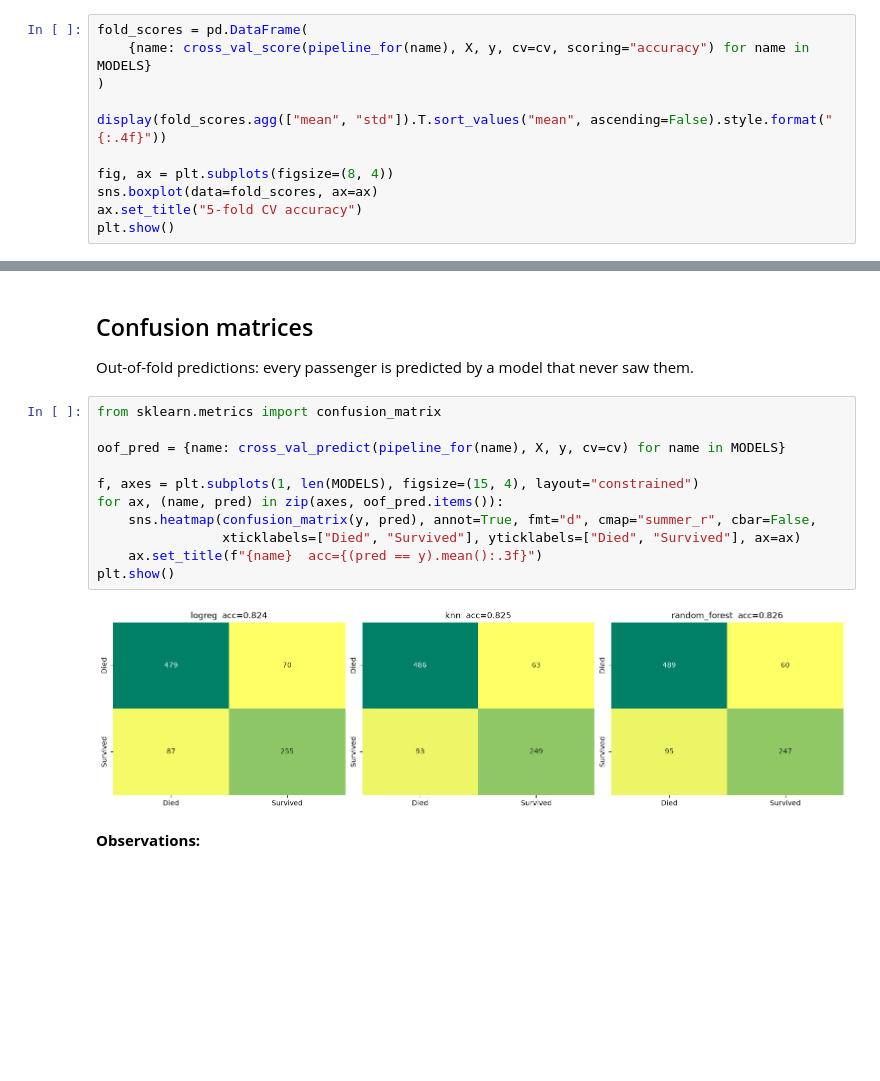
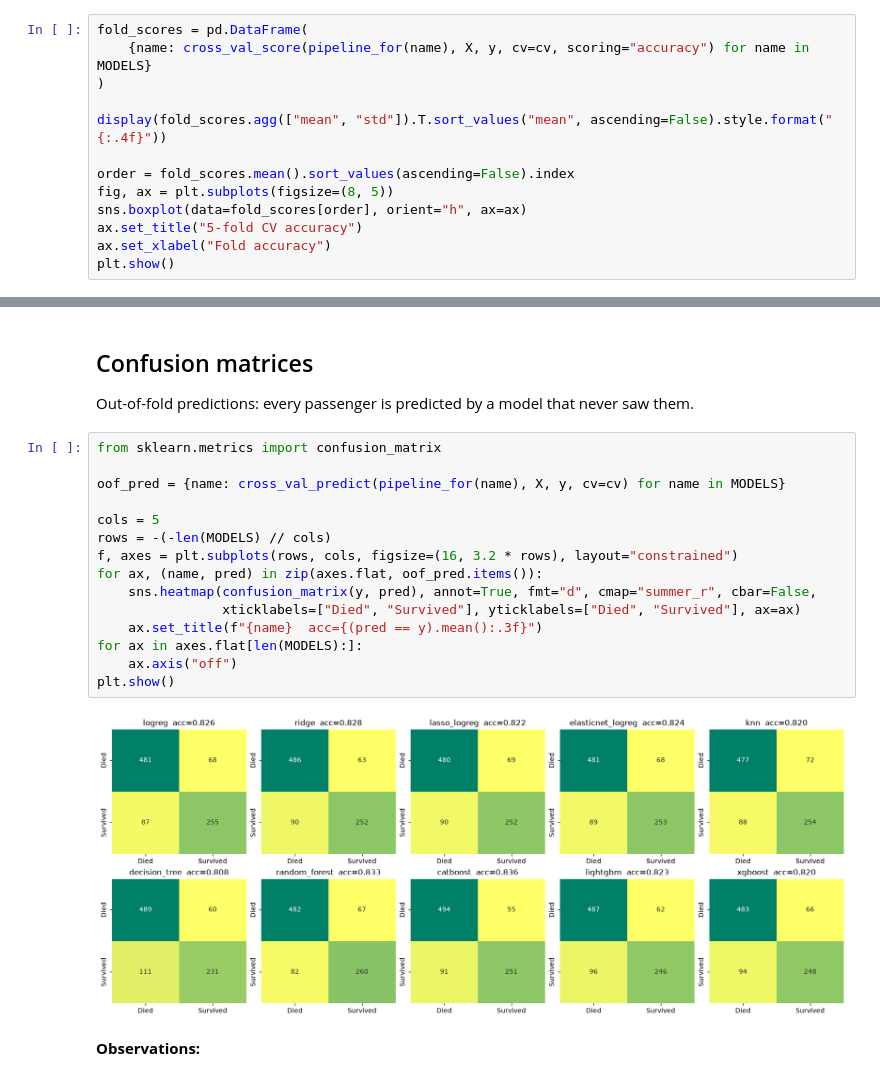
Before and after one commit to oozywaters/kaggle-titanic, a Jupyter notebook: notebooks/models.ipynb, the cells around one changed output, grey strips where cells are left out. Saved outputs shown, nothing was run; the diff lists cells and outputs as text; blank space fills up the shorter version.

```diff
--- a/notebooks/models.ipynb
+++ b/notebooks/models.ipynb
@@ -38,9 +35,11 @@ fold_scores = pd.DataFrame(
 
 display(fold_scores.agg(["mean", "std"]).T.sort_values("mean", ascending=False).style.format("{:.4f}"))
 
-fig, ax = plt.subplots(figsize=(8, 4))
-sns.boxplot(data=fold_scores, ax=ax)
+order = fold_scores.mean().sort_values(ascending=False).index
+fig, ax = plt.subplots(figsize=(8, 5))
+sns.boxplot(data=fold_scores[order], orient="h", ax=ax)
 ax.set_title("5-fold CV accuracy")
+ax.set_xlabel("Fold accuracy")
 plt.show()
 # %% [output]
 |  | mean | std |
@@ -57,16 +63,20 @@ Out-of-fold predictions: every passenger is predicted by a model that never saw
 # %%
 from sklearn.metrics import confusion_matrix
 
 oof_pred = {name: cross_val_predict(pipeline_for(name), X, y, cv=cv) for name in MODELS}
 
-f, axes = plt.subplots(1, len(MODELS), figsize=(15, 4), layout="constrained")
-for ax, (name, pred) in zip(axes, oof_pred.items()):
+cols = 5
+rows = -(-len(MODELS) // cols)
+f, axes = plt.subplots(rows, cols, figsize=(16, 3.2 * rows), layout="constrained")
+for ax, (name, pred) in zip(axes.flat, oof_pred.items()):
     sns.heatmap(confusion_matrix(y, pred), annot=True, fmt="d", cmap="summer_r", cbar=False,
                 xticklabels=["Died", "Survived"], yticklabels=["Died", "Survived"], ax=ax)
     ax.set_title(f"{name}  acc={(pred == y).mean():.3f}")
+for ax in axes.flat[len(MODELS):]:
+    ax.axis("off")
 plt.show()
 # %% [output]
-[figure, old version]
+[figure, new version]
 # %% [markdown]
 **Observations:**
 # %% [markdown]
```
Also changed, not shown: parts of 4 cells of this notebook, 6 other files.
